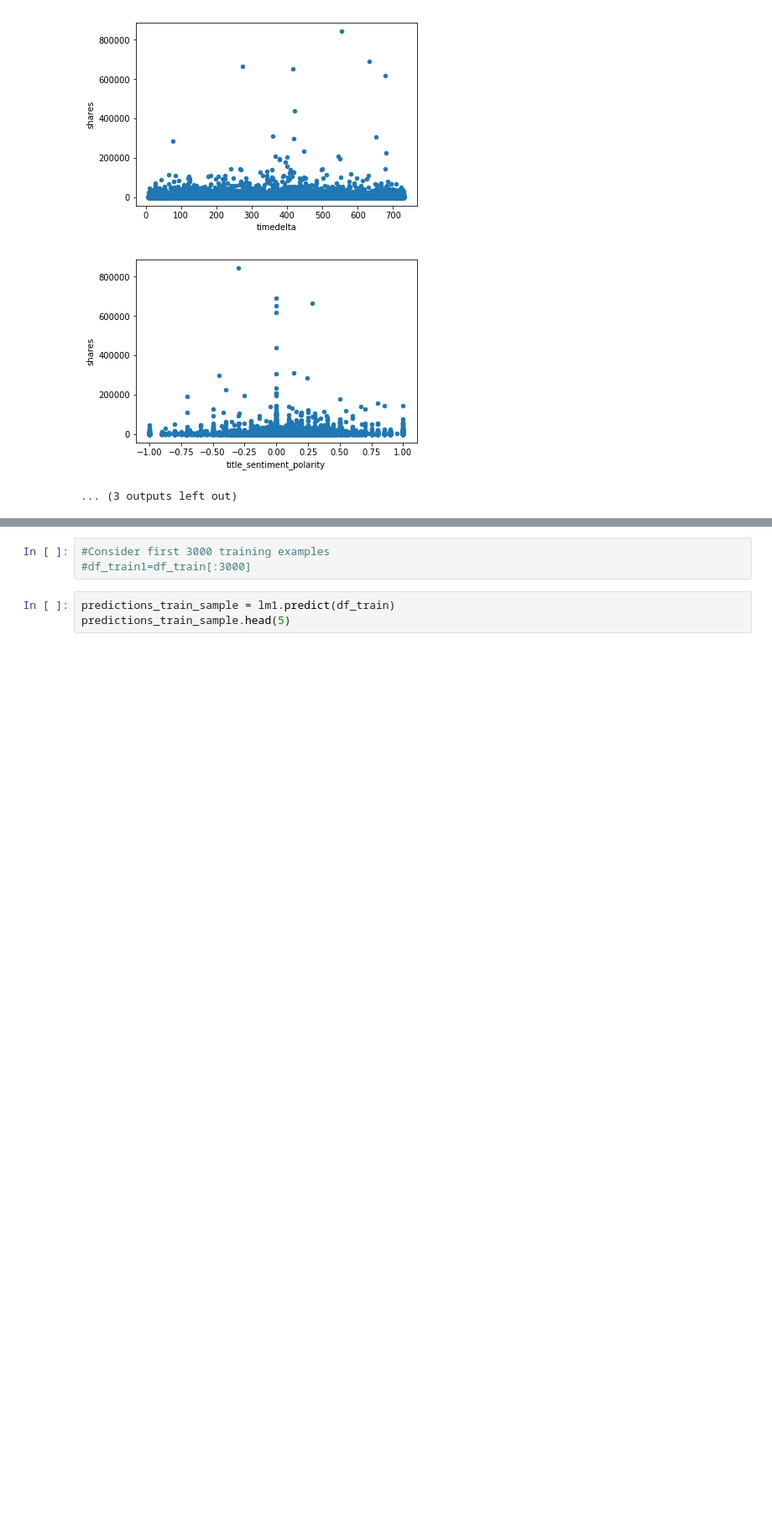
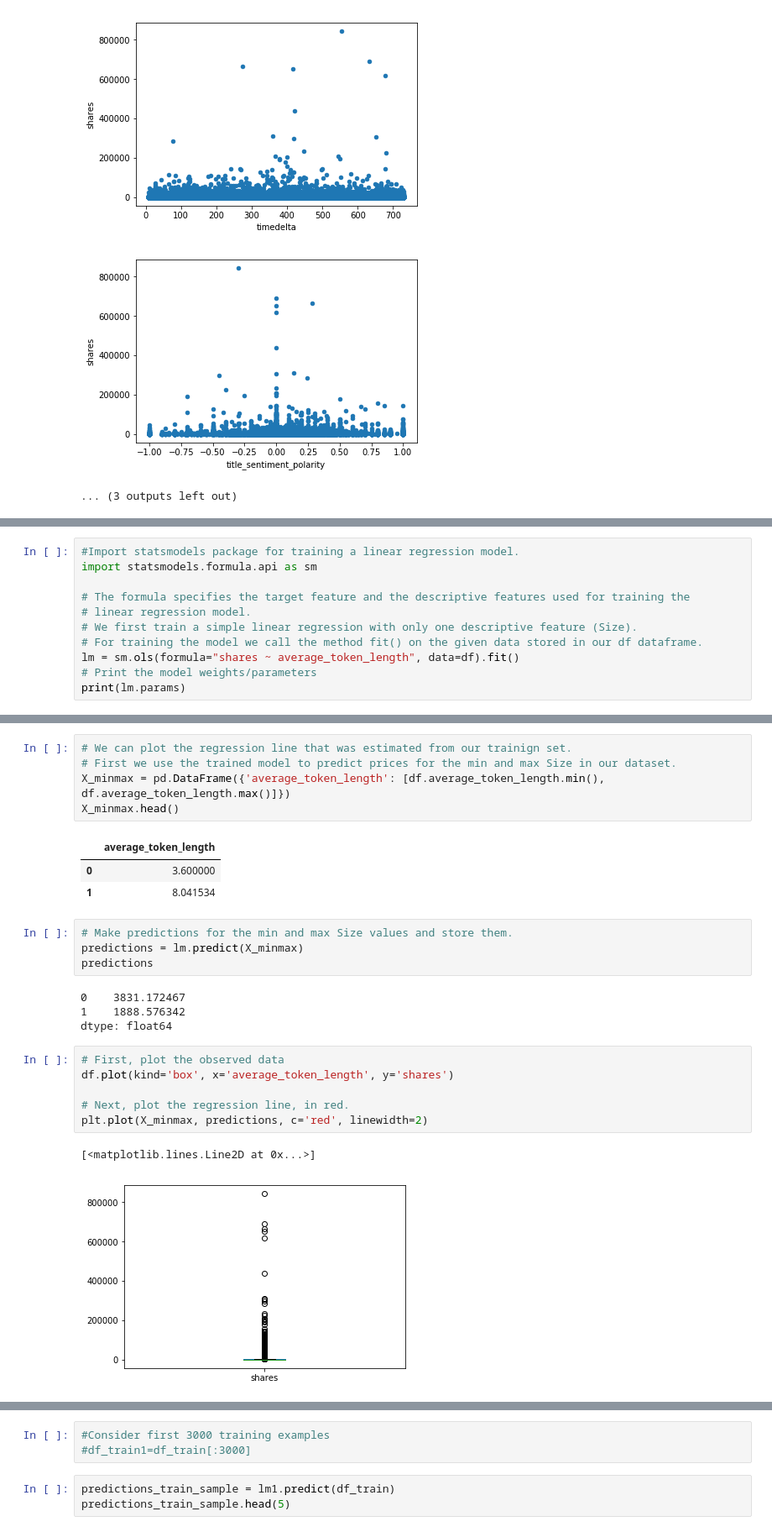
Before and after one commit to SheenaDub/DataHunters, a Jupyter notebook: Data_Hunters_LinearRegression.ipynb, the cells around one changed output, grey strips where cells are left out. Shown at 84% size. Cells and saved outputs as stored; diff of their text form; blank space fills up the shorter version.

Commit message:
Linear Regression with different feature selection-v4

```diff
--- a/Data_Hunters_LinearRegression.ipynb
+++ b/Data_Hunters_LinearRegression.ipynb
@@ -422,0 +440,11 @@ df.plot(kind='scatter', x='title_subjectivity', y='shares')
+# %%
+#Import statsmodels package for training a linear regression model.
+import statsmodels.formula.api as sm
+
+# The formula specifies the target feature and the descriptive features used for training the
+# linear regression model.
+# We first train a simple linear regression with only one descriptive feature (Size).
+# For training the model we call the method fit() on the given data stored in our df dataframe.
+lm = sm.ols(formula="shares ~ average_token_length", data=df).fit()
+# Print the model weights/parameters
+print(lm.params)
@@ -422,0 +476,26 @@ df.plot(kind='scatter', x='title_subjectivity', y='shares')
+# %%
+# We can plot the regression line that was estimated from our trainign set.
+# First we use the trained model to predict prices for the min and max Size in our dataset.
+X_minmax = pd.DataFrame({'average_token_length': [df.average_token_length.min(), df.average_token_length.max()]})
+X_minmax.head()
+# %% [output]
+|  | average_token_length |
+| 0 | 3.600000 |
+| 1 | 8.041534 |
+# %%
+# Make predictions for the min and max Size values and store them.
+predictions = lm.predict(X_minmax)
+predictions
+# %% [output]
+0    3831.172467
+1    1888.576342
+dtype: float64
+# %%
+# First, plot the observed data
+df.plot(kind='box', x='average_token_length', y='shares')
+
+# Next, plot the regression line, in red.
+plt.plot(X_minmax, predictions, c='red', linewidth=2)
+# %% [output]
+[<matplotlib.lines.Line2D at 0x...>]
+[figure, added]
```
Also changed, not shown: parts of 78 cells of this notebook.
